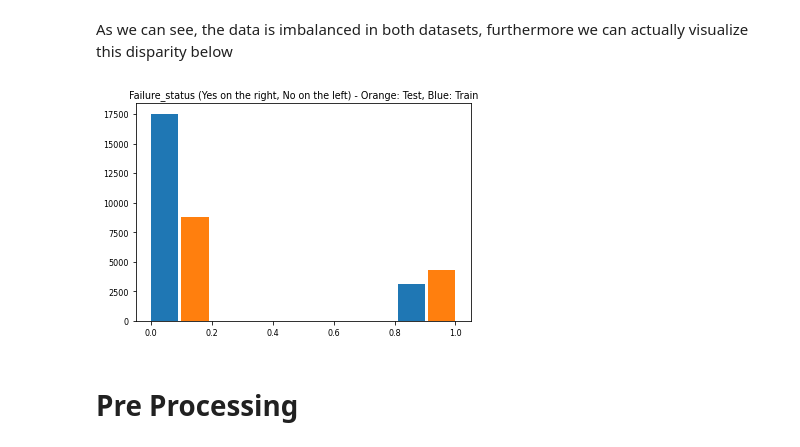
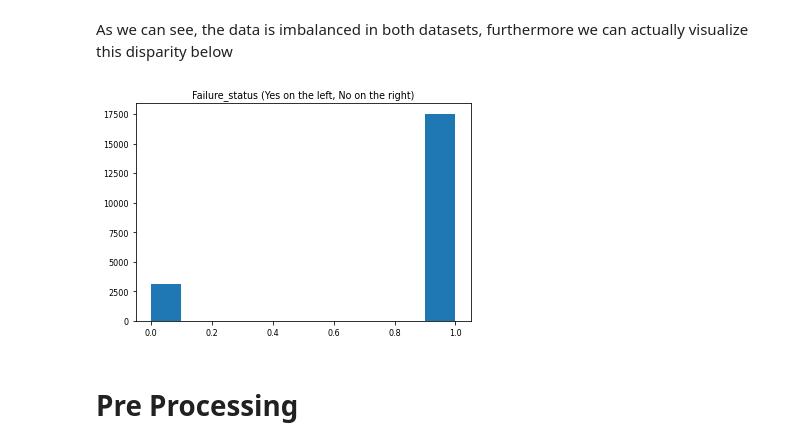
Before and after one commit to PedroMarques27/ED, a Jupyter notebook: Data_mining_Notebook.ipynb, the cells around one changed output. Cells and saved outputs as stored; diff of their text form; code cells hidden in the pictures.

```diff
--- a/Data_mining_Notebook.ipynb
+++ b/Data_mining_Notebook.ipynb
@@ -139,18 +199,15 @@ Name: Failure_status, dtype: int64
 # %% [markdown]
 As we can see, the data is imbalanced in both datasets, furthermore we can actually visualize this disparity below
 # %%
-x = train['Failure_status'].map({'yes':0.9,'no':0})
+x = train['Failure_status'].map({'yes':0,'no':1})
 a=x
 plt.hist(a)
 
-x = test['Failure_status'].map({'yes':1,'no':0.1})
-a=x
-plt.hist(a)
 
-plt.title('Failure_status (Yes on the right, No on the left) - Orange: Test, Blue: Train')
+plt.title('Failure_status (Yes on the left, No on the right)')
 plt.show()
 # %% [output]
-[figure, old version]
+[figure, new version]
 # %% [markdown]
 # Pre Processing
 # %% [markdown]
```
Also changed, not shown: parts of 25 cells of this notebook, 3 other files.
